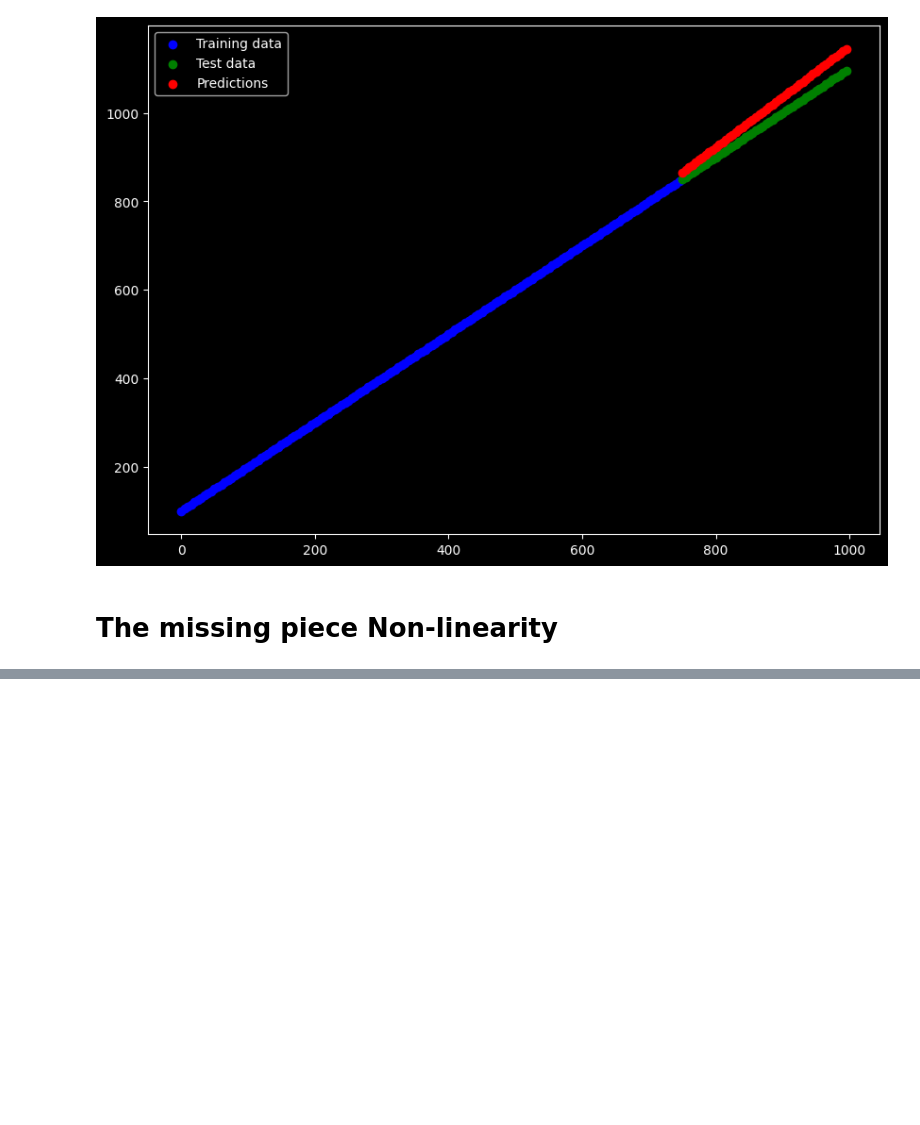
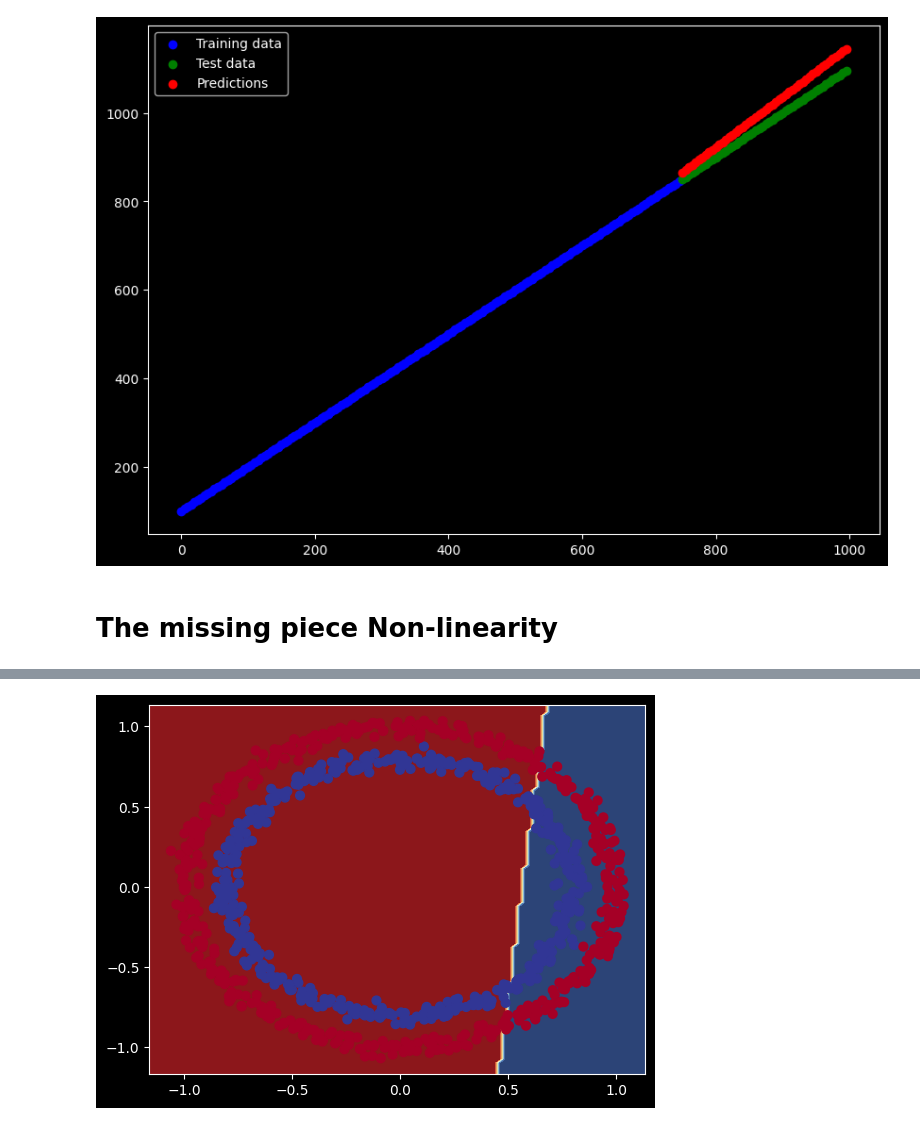
Before and after one commit to MERT-CKR/ZTM-Tensorflow-Course, a Jupyter notebook: 02 Neural network classification with Tensorflow/neural_network_classification.ipynb, the cells around one changed output, grey strips where cells are left out. Cells and saved outputs as stored; diff of their text form; code cells hidden in the pictures; blank space fills up the shorter version.

```diff
--- a/02 Neural network classification with Tensorflow/neural_network_classification.ipynb
+++ b/02 Neural network classification with Tensorflow/neural_network_classification.ipynb
@@ -346,0 +353,19 @@ plt.legend()
+# %%
+
+# set the random seed
+tf.random.set_seed(42)
+
+
+# create the model
+model_5 = tf.keras.Sequential([
+    tf.keras.layers.Dense(1, activation=tf.keras.activations.relu)
+
+])
+
+# compile the model
+model_5.compile(loss = "binary_crossentropy",
+                optimizer=tf.keras.optimizers.Adam(learning_rate = 0.001),
+                metrics=["accuracy"])
+
+# 3. Fit the model
+history = model_5.fit(X,y,epochs=100)
@@ -346,0 +396,4 @@ plt.legend()
+# %%
+# Check the decision boundary
+plot_decision_boundry(model_5, X,y)
+# %% [output]
@@ -346,0 +402 @@ plt.legend()
+[figure, added]
```
Also changed, not shown: parts of 4 cells of this notebook, 1 other file.
